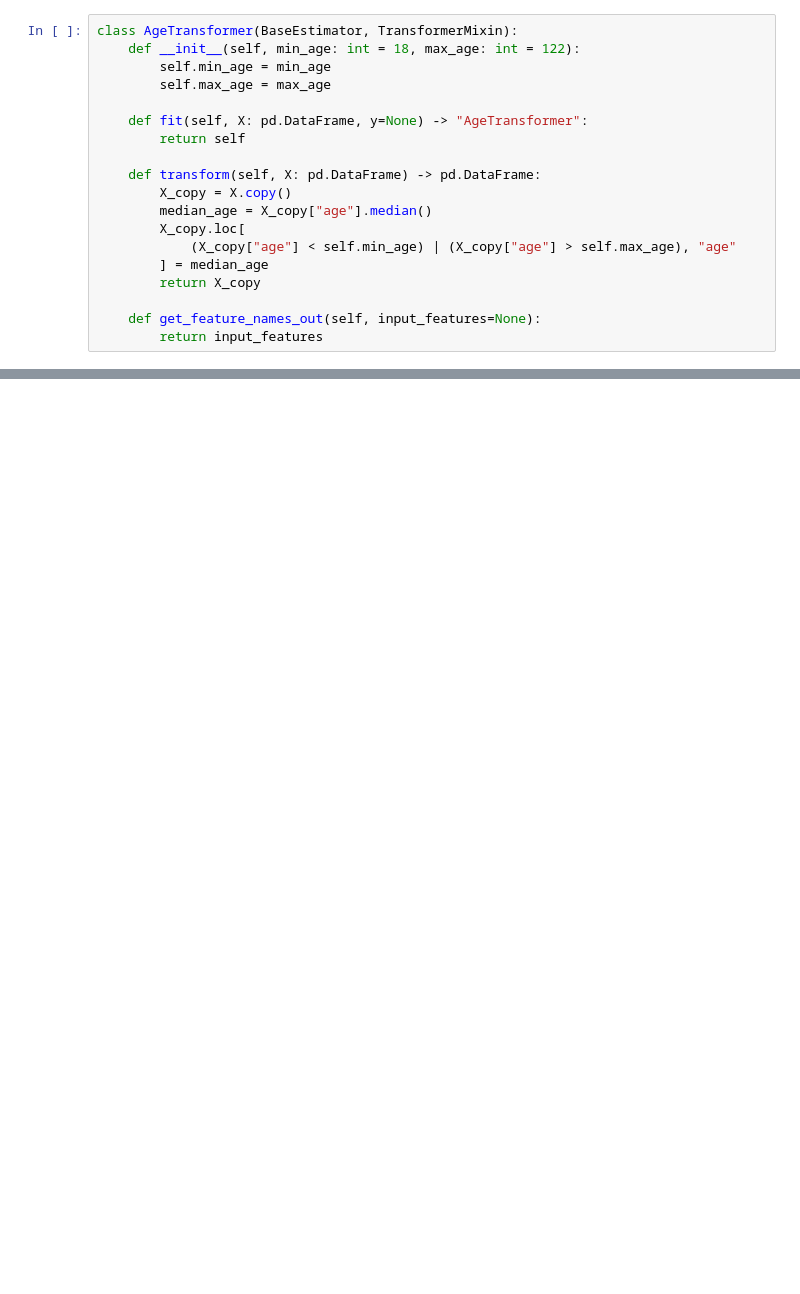
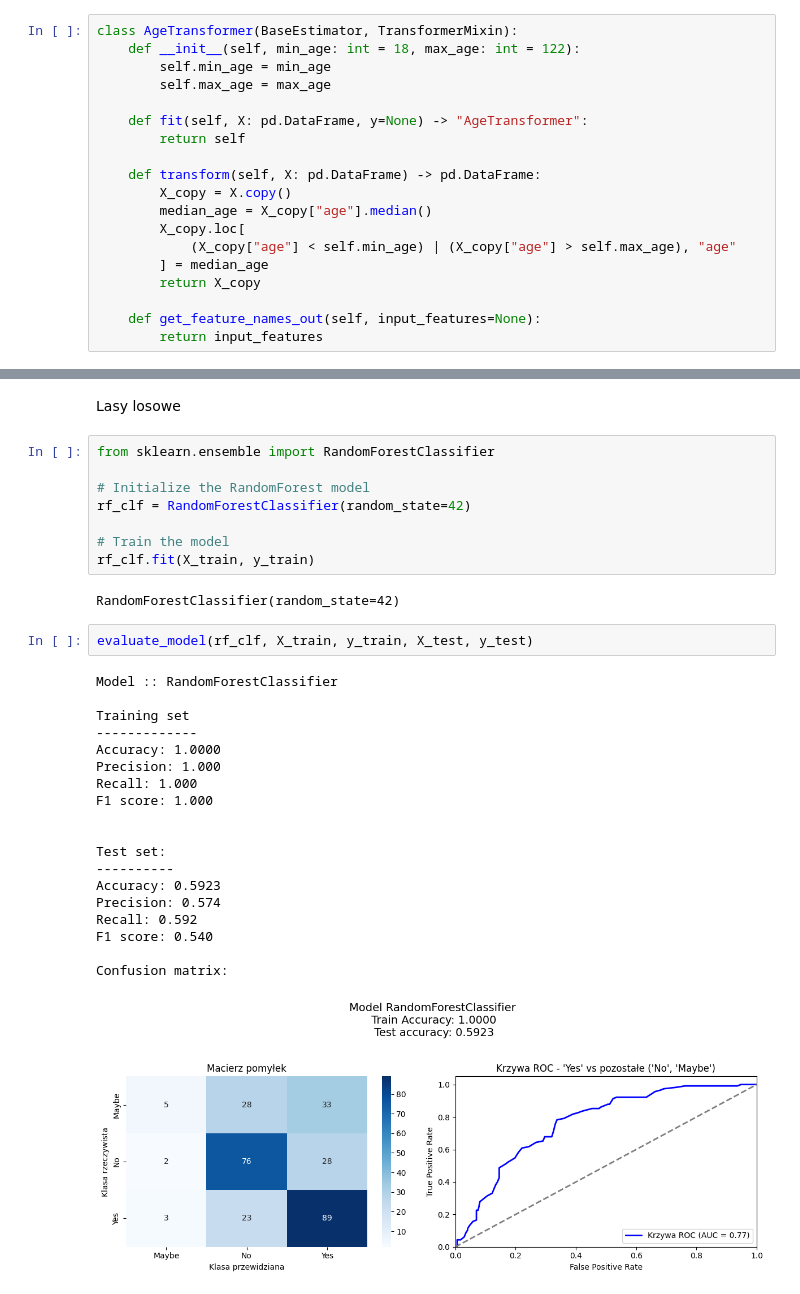
Before and after one commit to k-kedzierski/wad-health-in-tech, a Jupyter notebook: notebooks/health-in-tech.ipynb, the cells around one changed output, grey strips where cells are left out. Drawn from its saved outputs; the diff is of its cells as text; blank space fills up the shorter version.

```diff
--- a/notebooks/health-in-tech.ipynb
+++ b/notebooks/health-in-tech.ipynb
@@ -513,0 +650,34 @@ Accuracy Score: 0.73
+# %% [markdown]
+Lasy losowe
+# %%
+from sklearn.ensemble import RandomForestClassifier
+
+# Initialize the RandomForest model
+rf_clf = RandomForestClassifier(random_state=42)
+
+# Train the model
+rf_clf.fit(X_train, y_train)
+# %% [output]
+RandomForestClassifier(random_state=42)
+# %%
+evaluate_model(rf_clf, X_train, y_train, X_test, y_test)
+# %% [output]
+Model :: RandomForestClassifier
+
+Training set
+-------------
+Accuracy: 1.0000
+Precision: 1.000
+Recall: 1.000
+F1 score: 1.000
+
+
+Test set:
+----------
+Accuracy: 0.5923
+Precision: 0.574
+Recall: 0.592
+F1 score: 0.540
+
+Confusion matrix:
+[figure, added]
```
Also changed, not shown: parts of 84 cells of this notebook, 3 other files.
